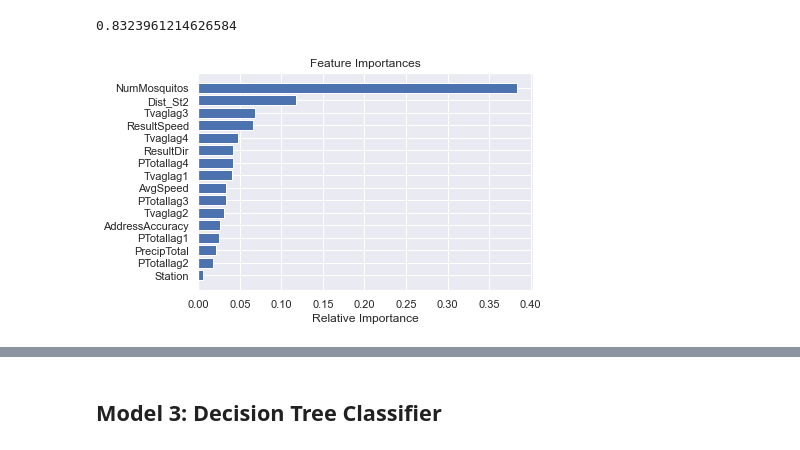
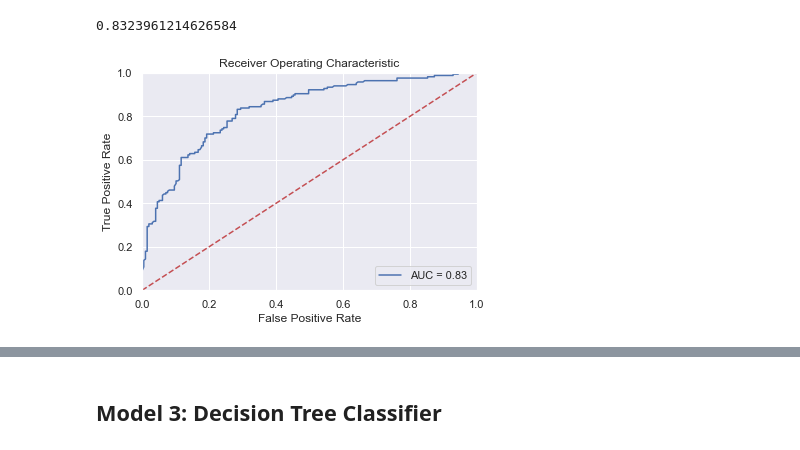
Before and after one commit to nahsradus/SpringBoard, a Jupyter notebook: CapstoneProject2/Notebooks/Modeling_WNV.ipynb, the cells around one changed output, grey strips where cells are left out. Saved outputs shown, nothing was run; the diff lists cells and outputs as text; code cells hidden in the pictures.

```diff
--- a/CapstoneProject2/Notebooks/Modeling_WNV.ipynb
+++ b/CapstoneProject2/Notebooks/Modeling_WNV.ipynb
@@ -96,14 +127,7 @@ fpr, tpr, thresholds = metrics.roc_curve(y_test, y_pred_rf)
 metrics.auc(fpr, tpr)
 # %% [output]
 0.8323961214626584
-# %%
-importances = rf.feature_importances_
-indices = np.argsort(importances)
-features = X_train.columns
-plt.title('Feature Importances')
-plt.barh(range(len(indices)), importances[indices], color='b', align='center')
-plt.yticks(range(len(indices)), [features[i] for i in indices])
-plt.xlabel('Relative Importance')
-plt.show()
-# %% [output]
-[figure, removed]
+# %%
+plot_auc_curve(fpr,tpr)
+# %% [output]
+[figure, added]
```
Also changed, not shown: parts of 16 cells of this notebook, 1 other file.
